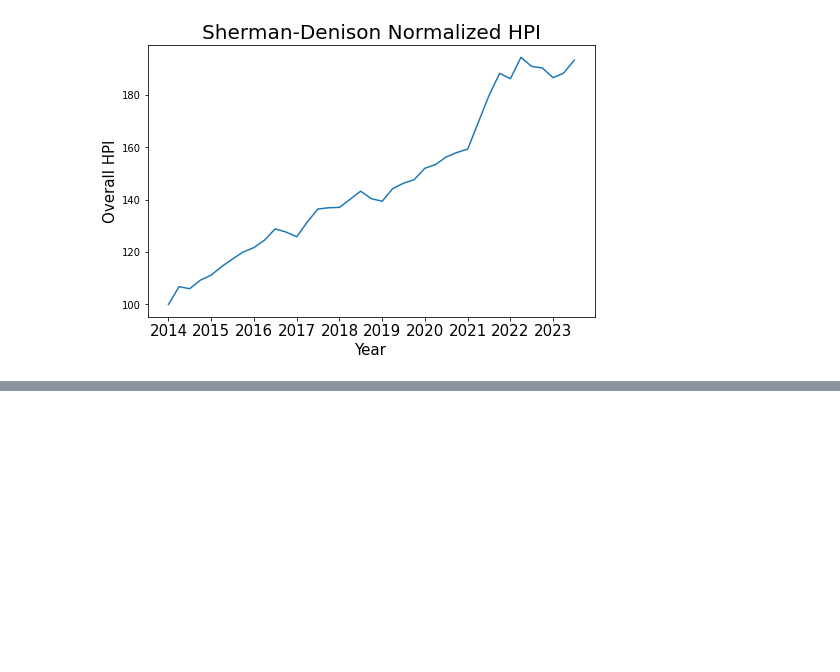
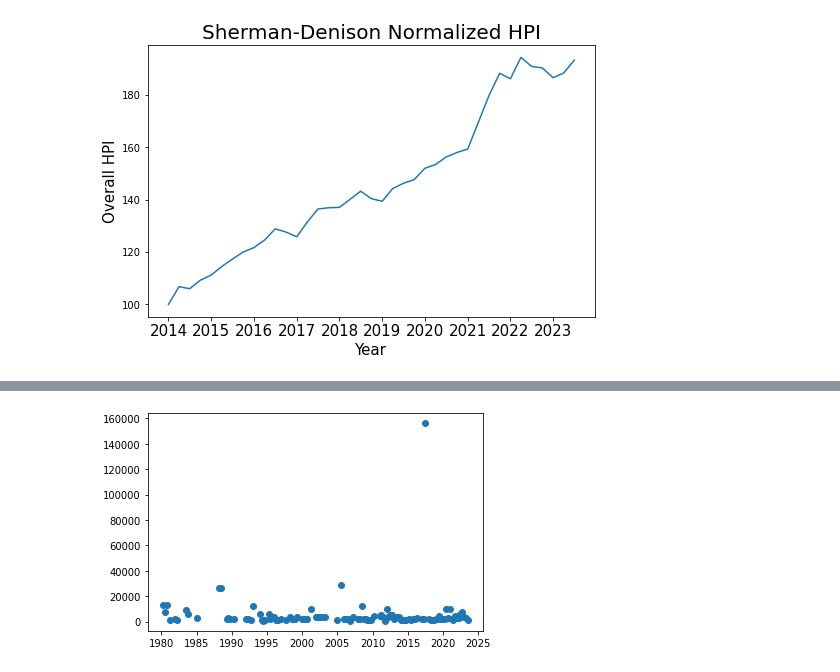
Before and after one commit to mkharroub/ECE143-The-Impact-of-Natural-Disasters-on-U.S.-Real-Estate-Prices, a Jupyter notebook: data_extraction.ipynb, the cells around one changed output, grey strips where cells are left out. Cells and saved outputs as stored; diff of their text form; code cells hidden in the pictures; blank space fills up the shorter version.

```diff
--- a/data_extraction.ipynb
+++ b/data_extraction.ipynb
@@ -123,0 +247,5 @@ texas_disaster_data.head()
+# %%
+plt.scatter(events_df["Date"].to_numpy(), events_df["Cost"].to_numpy())
+plt.show()
+# %% [output]
+[figure, added]
```
Also changed, not shown: parts of 11 cells of this notebook, 1 other file.
